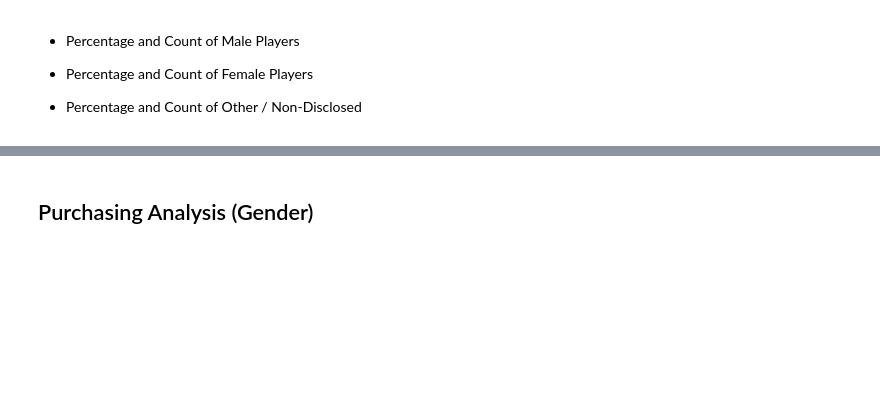
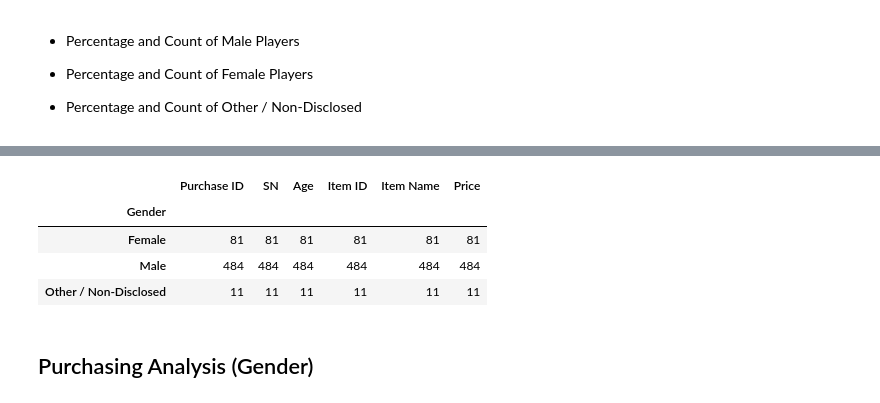
Before and after one commit to catu099/pandas-challenge, a Jupyter notebook: HeroesOfPymoli/HeroesOfPymoli.ipynb, the cells around one changed output, grey strips where cells are left out. Saved outputs shown, nothing was run; the diff lists cells and outputs as text; code cells hidden in the pictures; blank space fills up the shorter version.

```diff
--- a/HeroesOfPymoli/HeroesOfPymoli.ipynb
+++ b/HeroesOfPymoli/HeroesOfPymoli.ipynb
@@ -85,3 +102,15 @@ total_unique_players
+# %%
+purchase_datac=purchase_data[["Purchase ID","SN","Age","Gender","Item ID","Item Name","Price"]]
+purchase_datac=purchase_datac.drop_duplicates(purchase_datac.columns[purchase_datac.columns.isin(["SN"])],keep="first")
+# %%
+purchase_datac.groupby(["Gender"]).count()
+purchase_datac.groupby(["Gender"]).count()
+# %% [output]
+|  | Purchase ID | SN | Age | Item ID | Item Name | Price |
+| Gender |  |  |  |  |  |  |
+| Female | 81 | 81 | 81 | 81 | 81 | 81 |
+| Male | 484 | 484 | 484 | 484 | 484 | 484 |
+| Other / Non-Disclosed | 11 | 11 | 11 | 11 | 11 | 11 |
 # %% [markdown]
 
 ## Purchasing Analysis (Gender)
```
Also changed, not shown: parts of 16 cells of this notebook.
